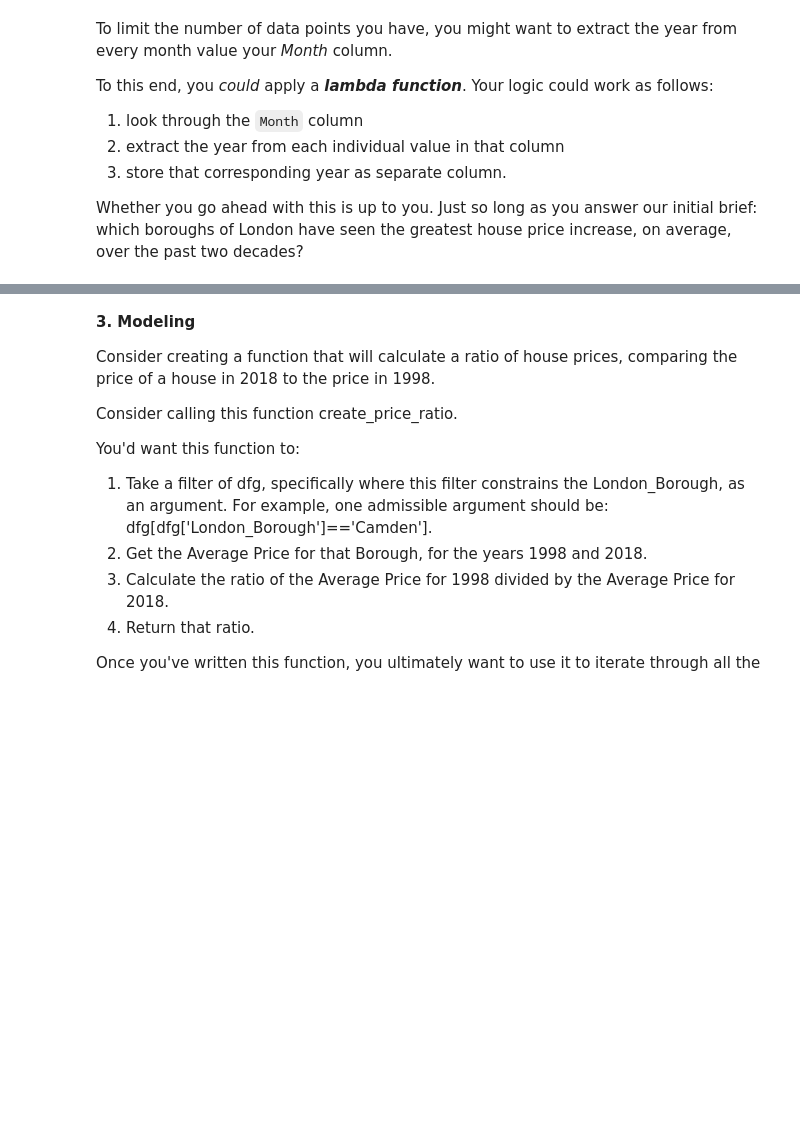
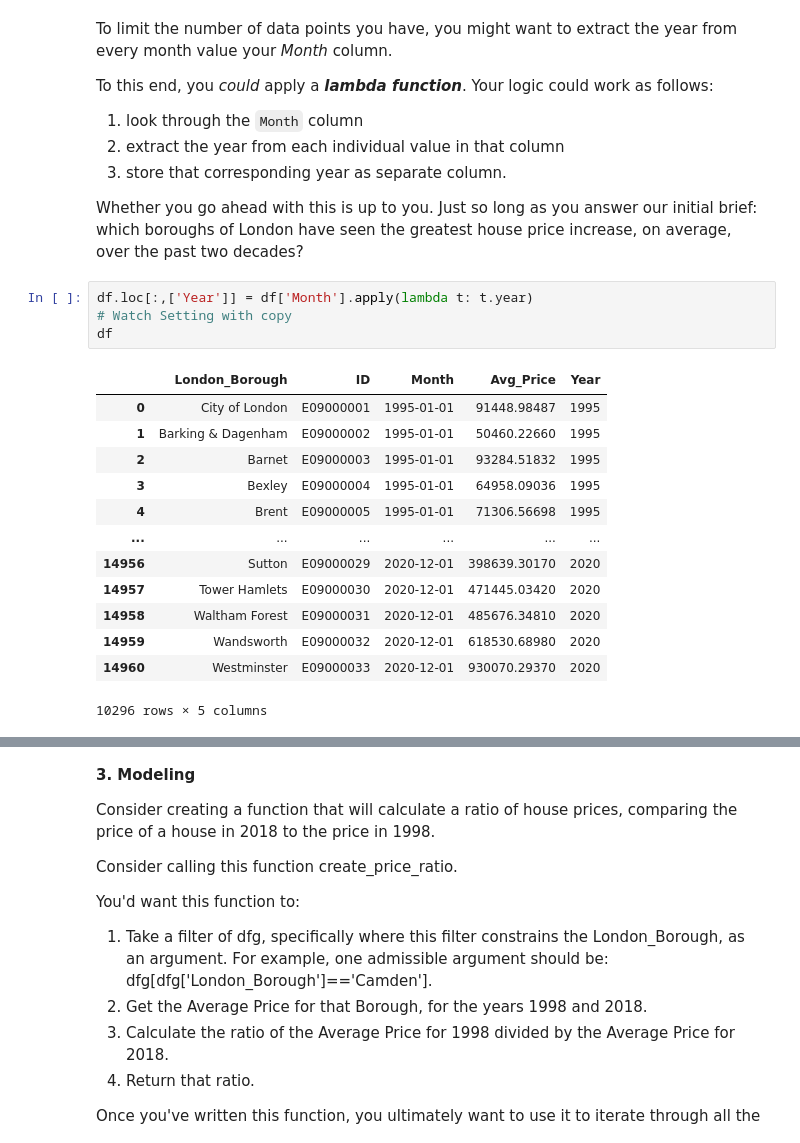
Before and after one commit to mikesbin99/Springboard, a Jupyter notebook: notebooks/Unit 4 Challenge - Tier 3.ipynb, the cells around one changed output, grey strips where cells are left out. Saved outputs shown, nothing was run; the diff lists cells and outputs as text; blank space fills up the shorter version.

```diff
--- a/notebooks/Unit 4 Challenge - Tier 3.ipynb
+++ b/notebooks/Unit 4 Challenge - Tier 3.ipynb
@@ -139,3 +311,21 @@ To this end, you *could* apply a ***lambda function***. Your logic could work as
 3. store that corresponding year as separate column.
 
 Whether you go ahead with this is up to you. Just so long as you answer our initial brief: which boroughs of London have seen the greatest house price increase, on average, over the past two decades?
+# %%
+df.loc[:,['Year']] = df['Month'].apply(lambda t: t.year)
+# Watch Setting with copy
+df
+# %% [output]
+|  | London_Borough | ID | Month | Avg_Price | Year |
+| 0 | City of London | E09000001 | 1995-01-01 | 91448.98487 | 1995 |
+| 1 | Barking & Dagenham | E09000002 | 1995-01-01 | 50460.22660 | 1995 |
+| 2 | Barnet | E09000003 | 1995-01-01 | 93284.51832 | 1995 |
+| 3 | Bexley | E09000004 | 1995-01-01 | 64958.09036 | 1995 |
+| 4 | Brent | E09000005 | 1995-01-01 | 71306.56698 | 1995 |
+| ... | ... | ... | ... | ... | ... |
+| 14956 | Sutton | E09000029 | 2020-12-01 | 398639.30170 | 2020 |
+| 14957 | Tower Hamlets | E09000030 | 2020-12-01 | 471445.03420 | 2020 |
+| 14958 | Waltham Forest | E09000031 | 2020-12-01 | 485676.34810 | 2020 |
+| 14959 | Wandsworth | E09000032 | 2020-12-01 | 618530.68980 | 2020 |
+| 14960 | Westminster | E09000033 | 2020-12-01 | 930070.29370 | 2020 |
+10296 rows × 5 columns
```
Also changed, not shown: parts of 29 cells of this notebook.
